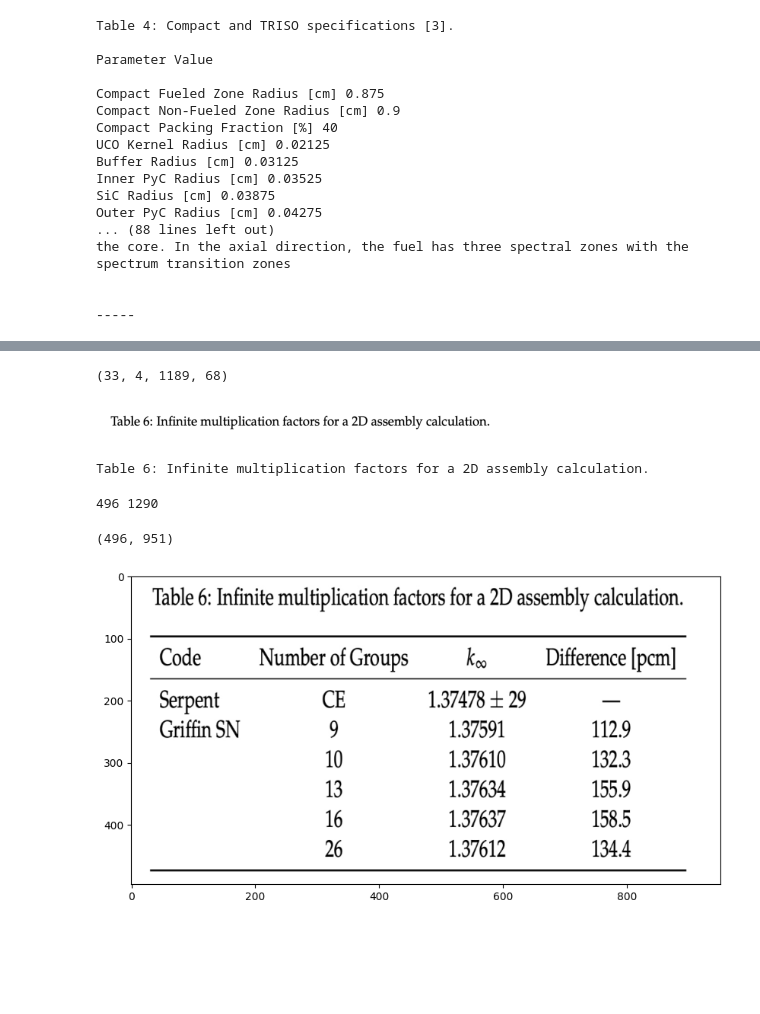
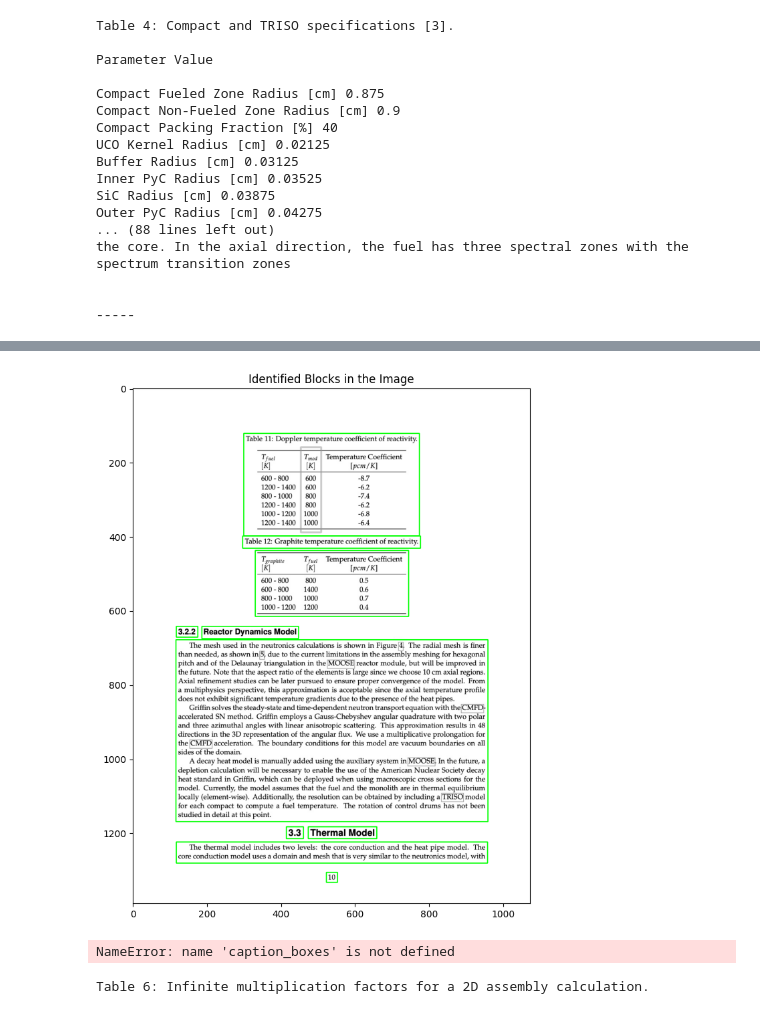
Before and after one commit to a-gis-001/a-gis, a Jupyter notebook: notebooks/Untitled3.ipynb, the cells around one changed output, grey strips where cells are left out. Saved outputs shown, nothing was run; the diff lists cells and outputs as text; code cells hidden in the pictures; blank space fills up the shorter version.

```diff
--- a/notebooks/Untitled3.ipynb
+++ b/notebooks/Untitled3.ipynb
@@ -1312,6 +1361,51 @@ plt.show()
+# %%
+import A_GIS
+import numpy as np
+import cv2 as cv
+import matplotlib.pyplot as plt
+import PIL
+
+# Thresholding to create a binary image
+scaled_image = PIL.Image.fromarray(image_color).convert("L")
+scaled_image = np.array(scaled_image)
+_, binary = cv.threshold(scaled_image, 220, 255, cv.THRESH_BINARY_INV)
+
+# Morphological operations to enhance text regions
+kernel = cv.getStructuringElement(cv.MORPH_RECT, (5,5))
+dilated = cv.dilate(binary, kernel, iterations=3)
+#dilated = cv.erode(dilated, kernel, iterations=1)
+
+# Find contours of text regions
+contours, _ = cv.findContours(dilated, cv.RETR_EXTERNAL, cv.CHAIN_APPROX_SIMPLE)
+
+# Set up a list to hold bounding boxes of potential captions
+caption_boxes = []
+
+# Filter contours based on size to identify potential captions
+for contour in contours:
+    x, y, w, h = cv.boundingRect(contour)
+
+    # Apply heuristics to identify "floating" text (e.g., table captions or figure captions)
+    if w>3 and h>3:  # Adjust these values based on typical caption dimensions
+        caption_boxes.append((x, y, w, h))
+
+# Draw bounding boxes for potential captions on the original image
+scaled_image = cv.cvtColor(scaled_image, cv.COLOR_GRAY2BGR)
+
+# Draw transparent rectangles on the overlay
+for (x, y, w, h) in caption_boxes:
+    cv.rectangle(scaled_image, (x, y), (x + w, y + h), (0, 255, 0), 2)
+
+# Display the results
+plt.figure(figsize=(10, 10))
+plt.title('Identified Blocks in the Image')
+plt.imshow(cv.cvtColor(scaled_image, cv.COLOR_BGR2RGB))
+plt.show()
+# %% [output]
+[figure, added]
 # %%
 print(caption_boxes[1])
-x, y, w, h = caption_boxes[1]
+x, y, w, h = caption_boxes[0]
 cropped_image = data[y:y+h, x:x+w]  # Crop the region using NumPy slicing
 
 # Display the cropped image
@@ -1320,8 +1414,7 @@ plt.imshow(cropped_image, cmap='gray')
 plt.axis('off')
 plt.show()
 # %% [output]
-(33, 4, 1189, 68)
+NameError: name 'caption_boxes' is not defined
-[figure, removed]
 # %%
 import pytesseract
 # Configure Tesseract to use a specific language model
@@ -1331,23 +1424,3 @@ text = pytesseract.image_to_string(cropped_image, config=config)
 print(text)
 # %% [output]
 Table 6: Infinite multiplication factors for a 2D assembly calculation.
-# %%
-height, width = data.shape[:2]
-print(height,width)
-a=avg_width/avg_height
-
-# Scale the original image using the calculated factors
-scaled_image = cv.resize(data, None, fx=a, fy=1, interpolation=cv.INTER_LINEAR)
-
-# Set up plot with modified axes based on character size
-fig, ax = plt.subplots(figsize=(10, 10))
-
-# Display the scaled image
-ax.imshow(scaled_image, cmap='gray')
-
-# Set the x and y ticks to be proportional to average character size
-scaled_image.shape[:2]
-# %% [output]
-496 1290
-(496, 951)
-[figure, removed]
```
Also changed, not shown: parts of 5 cells of this notebook, 6 other files.
